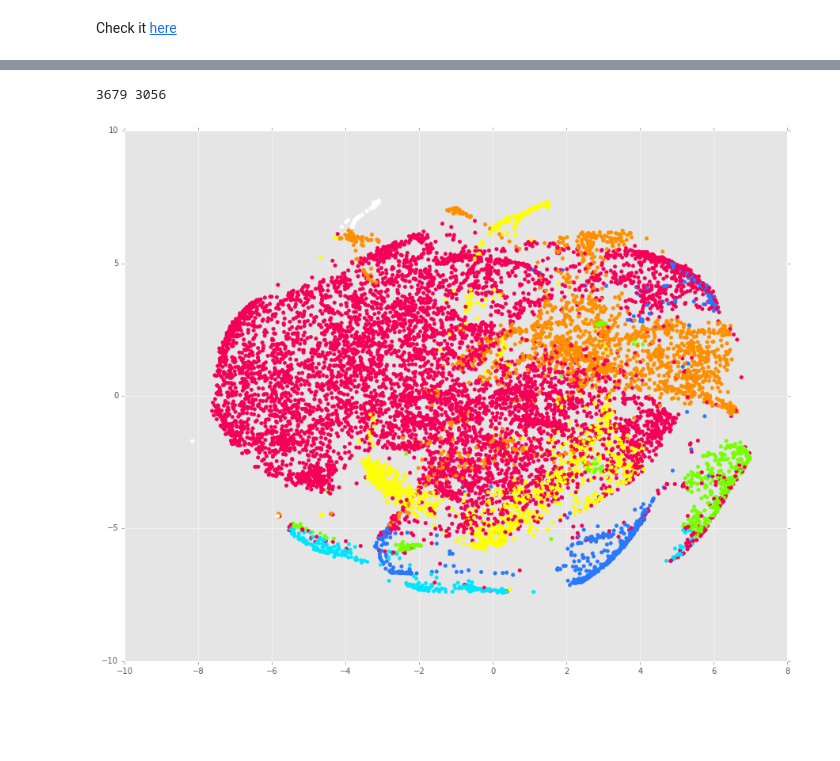
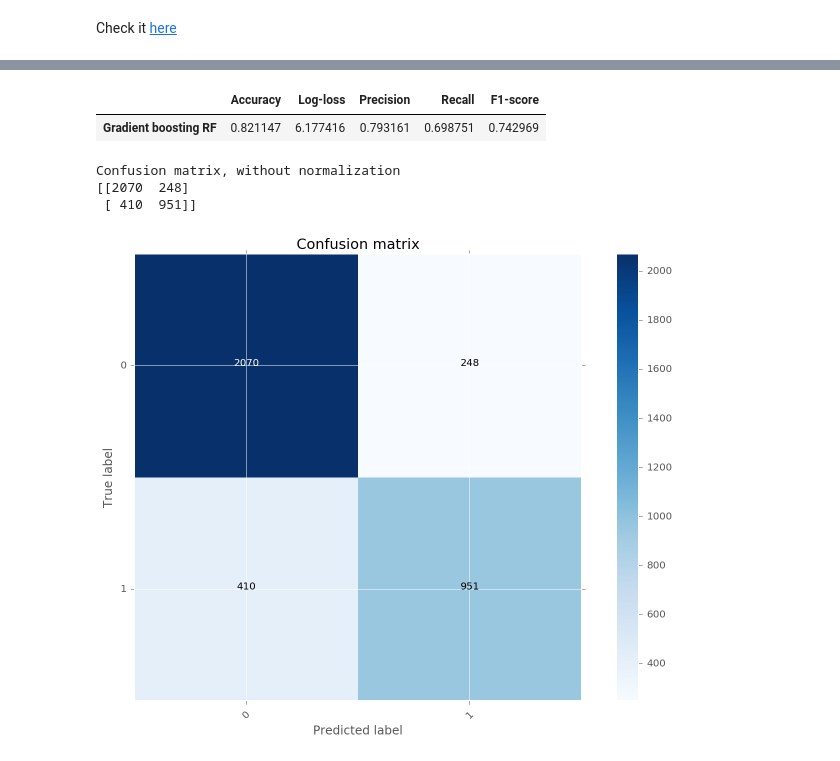
Before and after one commit to chrisPiemonte/link-prediction, a Jupyter notebook: Type prediction.ipynb, the cells around one changed output, grey strips where cells are left out. Saved outputs shown, nothing was run; the diff lists cells and outputs as text; code cells hidden in the pictures; blank space fills up the shorter version.

```diff
--- a/Type prediction.ipynb
+++ b/Type prediction.ipynb
@@ -73,6 +22,8 @@ def get_color(n):
 # %%
 %%time
-dbpedia_type_graph = rdflib.Graph()
-dbpedia_type_graph.parse('./dataset/instance_types_en_uris_it.nt', format="nt" )
-dbpedia_type_graph.parse('./dataset/instance_types_en.nt', format="nt" )
+%store -r mid2types
+if "mid2types" not in locals():
+    dbpedia_type_graph = rdflib.Graph()
+    dbpedia_type_graph.parse('./dataset/instance_types_en_uris_it.nt', format="nt" )
+    dbpedia_type_graph.parse('./dataset/instance_types_en.nt', format="nt" )
 # %% [output]
@@ -117,3 +76,19 @@ Wall time: 16min 56s
+# %%
+mid_prefix = "http://rdf.freebase.com/ns"
+
+embeds = np.asarray([model[mid_prefix + mid] for mid in mid2types])
+mids   = np.asarray([mid for mid in mid2types])
+labels = np.asarray([1 if is_person(mid, mid2types) else 0 for mid in mid2types])
+
+random_idx = np.random.choice(range(len(embeds)), len(embeds), replace=False)
+split_point = len(embeds) * 70 / 100
+training_idx, test_idx = random_idx[:split_point], random_idx[split_point:]
+
+embeds_train, embeds_test = embeds[training_idx], embeds[test_idx]
+mids_train,   mids_test   = mids[training_idx], mids[test_idx]
+labels_train, labels_test = labels[training_idx], labels[test_idx]
+
+ground_truth = get_ground_truth(mids, mid2types)
 # %% [markdown]
 ### Dimensionality reduction of embeddings
 # %%
@@ -268,9 +130,0 @@ plt.show()
-# %%
-c = 0
-for i in range(len(embeds_test)):
-    if classifier.predict([embeds_test[i]]) == [labels_test[i]]:
-        c += 1
-
-print len(embeds_test), c
-# %% [output]
-3679 3056
@@ -291,9 +131,38 @@ cluster_colors = [get_color(clust) for clust in clusterer_labels]
-# %%
-fig_size = [15, 12]
-plt.rcParams["figure.figsize"] = fig_size
-x = [point[0] for point in twodims]
-y = [point[1] for point in twodims]
-plt.scatter(x, y, color=cluster_colors)
-plt.show()
-# %% [output]
-[figure, removed]
+# %%
+metrics_class_df = pd.DataFrame([
+        [
+            # hdbscan
+            metrics.accuracy_score(labels_test, labels_pred),
+            metrics.log_loss(labels_test, labels_pred),
+            metrics.precision_score(labels_test, labels_pred),
+            metrics.recall_score(labels_test, labels_pred),
+            metrics.f1_score(labels_test, labels_pred)
+        ]],
+        index=[
+            "Gradient boosting RF"
+        ],
+        columns=[
+            "Accuracy",
+            "Log-loss",
+            "Precision",
+            "Recall",
+            "F1-score",
+        ])
+
+metrics_class_df
+# %% [output]
+|  | Accuracy | Log-loss | Precision | Recall | F1-score |
+| Gradient boosting RF | 0.821147 | 6.177416 | 0.793161 | 0.698751 | 0.742969 |
+# %%
+fig_size = [10, 7]
+plt.rcParams["figure.figsize"] = fig_size
+
+cnf_matrix = metrics.confusion_matrix(labels_test, labels_pred)
+plt.figure()
+plot_confusion_matrix(cnf_matrix, classes=[0, 1],  title='Confusion matrix')
+plt.show()
+# %% [output]
+Confusion matrix, without normalization
+[[2070  248]
+ [ 410  951]]
+[figure, added]
```
Also changed, not shown: parts of 17 cells of this notebook, 5 other files.
